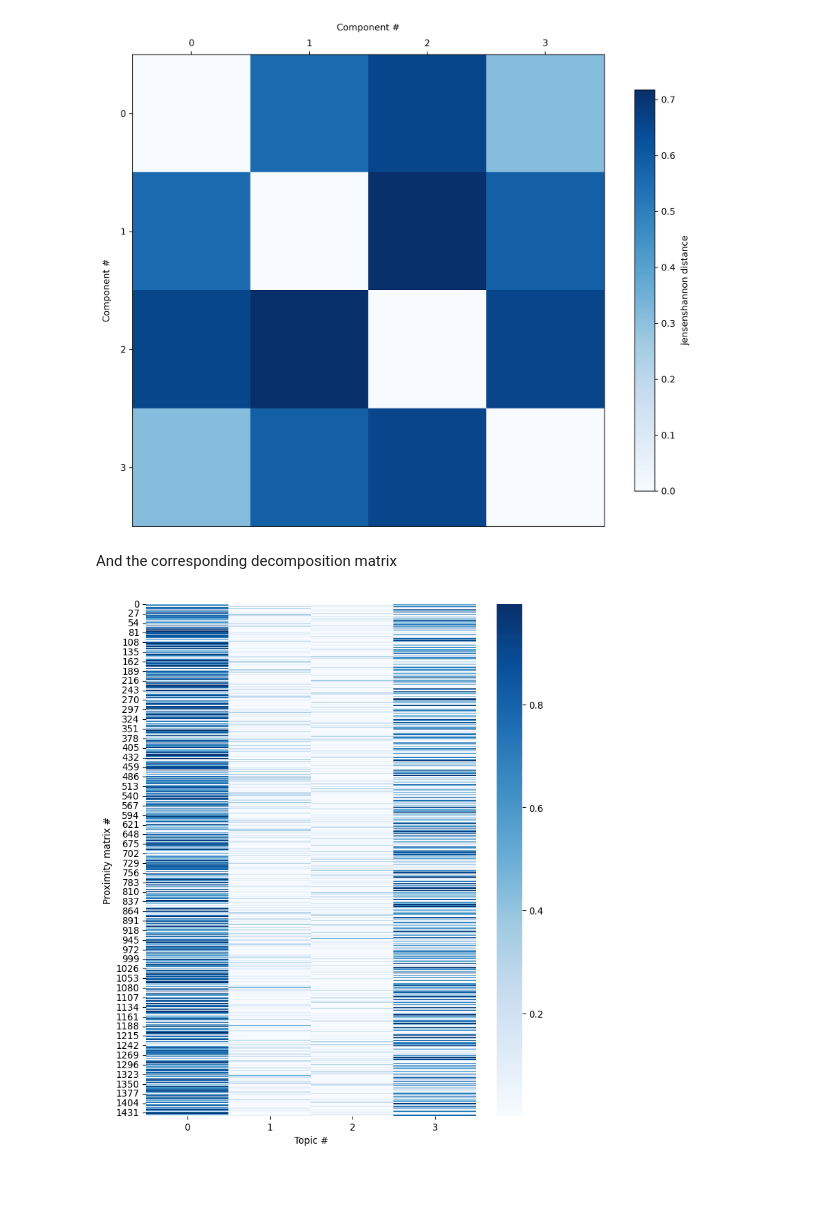
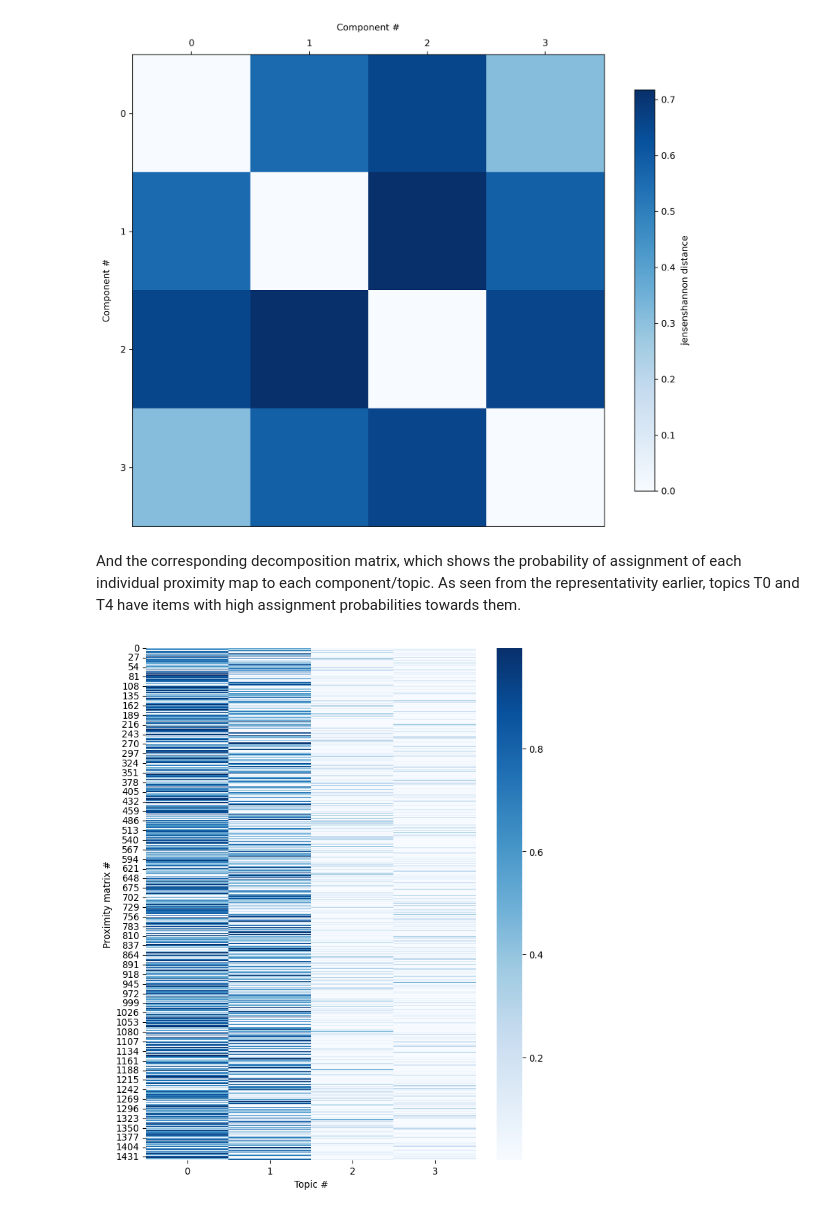
Before and after one commit to ggautham07/topic3d, a Jupyter notebook: examples/training.ipynb, the cells around one changed output. Drawn from its saved outputs; the diff is of its cells as text; code cells hidden in the pictures; blank space fills up the shorter version.

```diff
--- a/examples/training.ipynb
+++ b/examples/training.ipynb
@@ -92,6 +100,6 @@ We can check the model's perplexity on the training set (first code block below)
 # %%
 # On the training dataset
-model = joblib.load(filename="./results/e888c5/model_lda.jl")
+model = joblib.load(filename=f"./results/{training_id}/model_lda.jl")
 model.bound_
 # %% [output]
 np.float64(280.2184231458968)
@@ -148,10 +158,11 @@ def hdf5_group_to_dict(h5obj):
 
     return out
 # %%
-with h5py.File("./results/e888c5/results.h5", mode="r") as handler:
+with h5py.File(f"./results/{training_id}/results.h5", mode="r") as handler:
     decomposition = handler["decomposition"][:]
     coherence = hdf5_group_to_dict(handler["coherence"])
-results_sim = DecompositionResult(model=model, decomposition=decomposition)
+# pass the trained model and results
+results_sim = Topic3DResult(model=model, decomposition=decomposition)
 # %% [markdown]
 The Normalized Pointwise Mutual Information coherence for each component of this trained model with the training data, taking different top `npx` pixels, would be:
 # %%
@@ -180,10 +191,11 @@ Image(filename="./results/e888c5/components_divergence.png", width=600, height=5
 # %% [output]
 [figure]
 # %% [markdown]
-And the corresponding decomposition matrix
+And the corresponding decomposition matrix, which shows the probability of assignment of each individual proximity map to each component/topic. As seen from the representativity earlier, topics T0 and T4 have items with high assignment probabilities towards them.
 # %%
-fig = results_sim.plot_decomposition(ordered=False)
+# TODO sorted would be better
+fig = results_sim.plot_decomposition(ordered=True)
 fig.set_dpi(96)
 fig.show()
 # %% [output]
-[figure, old version]
+[figure, new version]
```
Also changed, not shown: parts of 15 cells of this notebook, 14 other files.
